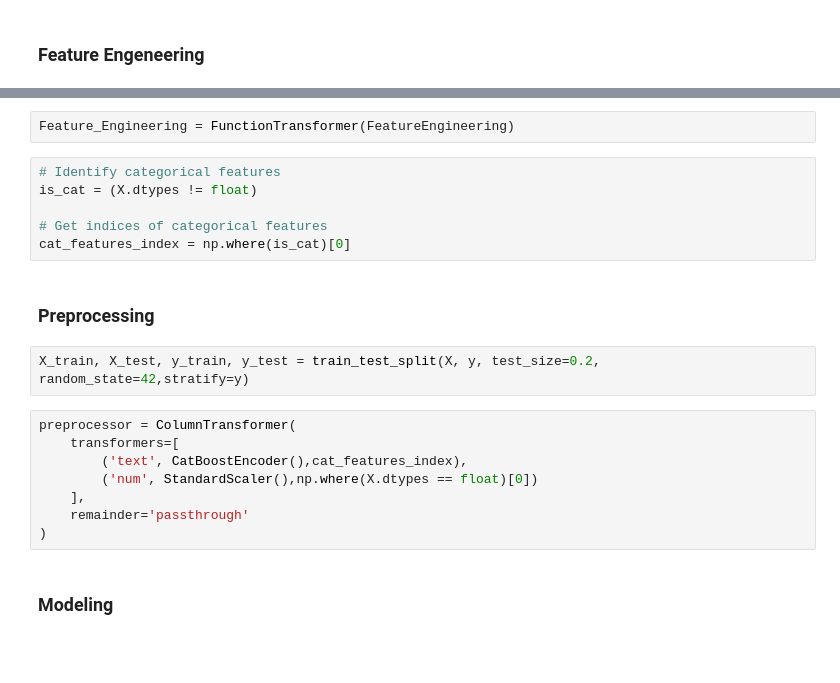
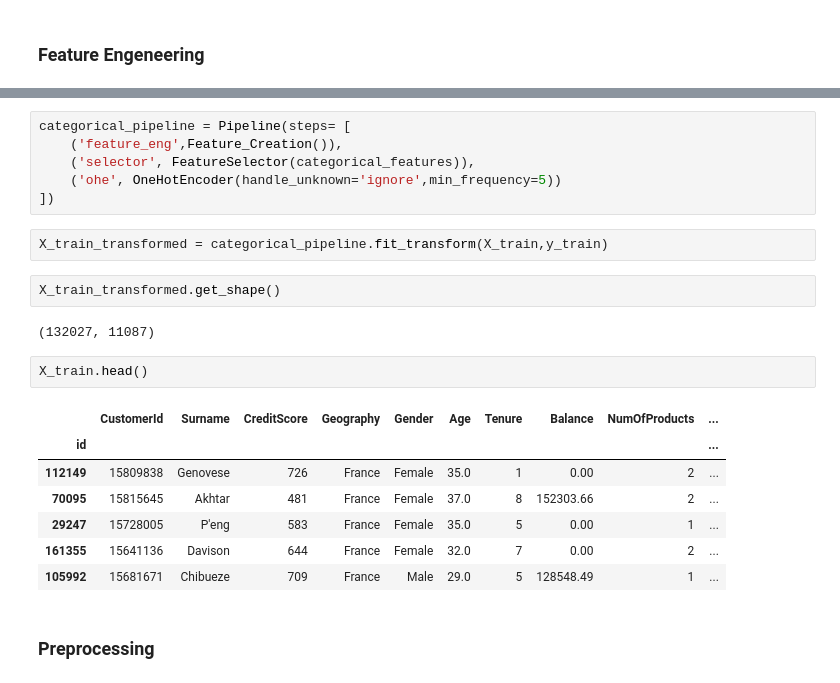
Before and after one commit to MDSV9/churn-prediction, a Jupyter notebook: Binary Classification with a Bank Churn.ipynb, the cells around one changed output, grey strips where cells are left out. Drawn from its saved outputs; the diff is of its cells as text; blank space fills up the shorter version.

Commit message:
Updated README and basic modeling done

```diff
--- a/Binary Classification with a Bank Churn.ipynb
+++ b/Binary Classification with a Bank Churn.ipynb
@@ -168,22 +225,24 @@ def FeatureEngineering(df):
-# %%
-Feature_Engineering = FunctionTransformer(FeatureEngineering)
-# %%
-# Identify categorical features
-is_cat = (X.dtypes != float)
-
-# Get indices of categorical features
-cat_features_index = np.where(is_cat)[0]
+# %%
+categorical_pipeline = Pipeline(steps= [
+    ('feature_eng',Feature_Creation()),
+    ('selector', FeatureSelector(categorical_features)),
+    ('ohe', OneHotEncoder(handle_unknown='ignore',min_frequency=5))
+])
+# %%
+X_train_transformed = categorical_pipeline.fit_transform(X_train,y_train)
+# %%
+X_train_transformed.get_shape()
+# %% [output]
+(132027, 11087)
+# %%
+X_train.head()
+# %% [output]
+|  | CustomerId | Surname | CreditScore | Geography | Gender | Age | Tenure | Balance | NumOfProducts | ... |
+| id |  |  |  |  |  |  |  |  |  | ... |
+| 112149 | 15809838 | Genovese | 726 | France | Female | 35.0 | 1 | 0.00 | 2 | ... |
+| 70095 | 15815645 | Akhtar | 481 | France | Female | 37.0 | 8 | 152303.66 | 2 | ... |
+| 29247 | 15728005 | P'eng | 583 | France | Female | 35.0 | 5 | 0.00 | 1 | ... |
+| 161355 | 15641136 | Davison | 644 | France | Female | 32.0 | 7 | 0.00 | 2 | ... |
+| 105992 | 15681671 | Chibueze | 709 | France | Male | 29.0 | 5 | 128548.49 | 1 | ... |
 # %% [markdown]
 ### Preprocessing
-# %%
-X_train, X_test, y_train, y_test = train_test_split(X, y, test_size=0.2, random_state=42,stratify=y)
-# %%
-preprocessor = ColumnTransformer(
-    transformers=[
-        ('text', CatBoostEncoder(),cat_features_index),
-        ('num', StandardScaler(),np.where(X.dtypes == float)[0])
-    ],
-    remainder='passthrough'
-)
-# %% [markdown]
-### Modeling
```
Also changed, not shown: parts of 24 cells of this notebook, 1 other file.
